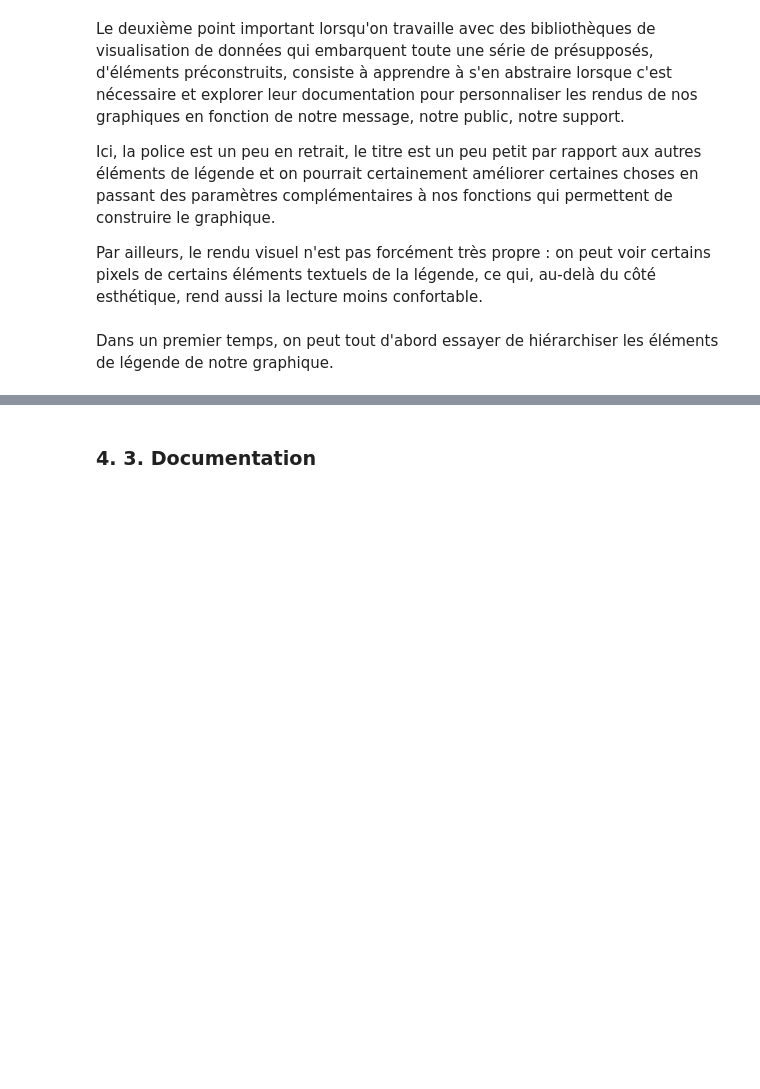
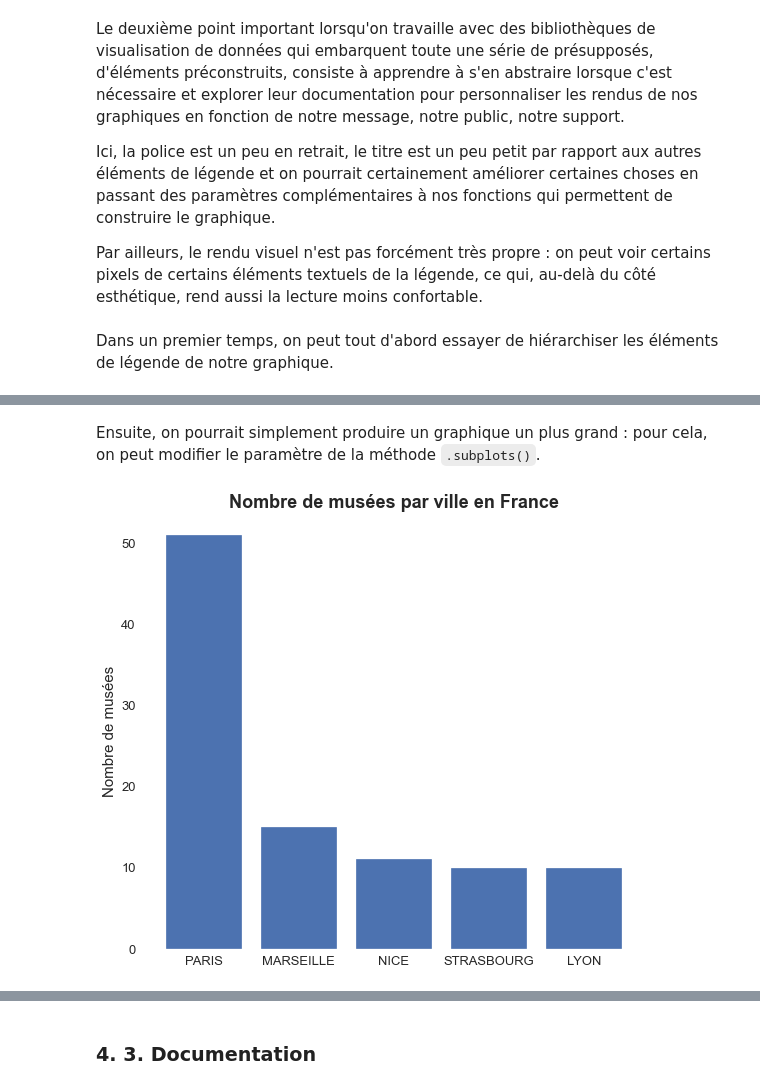
Before and after one commit to RomainMularczyk/cycle_dataviz_python, a Jupyter notebook: Presentation.ipynb, the cells around one changed output, grey strips where cells are left out. Cells and saved outputs as stored; diff of their text form; code cells hidden in the pictures; blank space fills up the shorter version.

```diff
--- a/Presentation.ipynb
+++ b/Presentation.ipynb
@@ -267,0 +284,13 @@ ax.set_title("Nombre de musées par ville en France", fontsize=15);
+# %% [markdown]
+Ensuite, on pourrait simplement produire un graphique un plus grand : pour cela, on peut modifier le paramètre de la méthode `.subplots()`.
+# %%
+fig, ax = plt.subplots(figsize=(9, 8)) # On modifie le paramètre figsize de notre figure
+ax.bar(x=nom_musees_ville, height=nb_musees_ville)
+ax.grid()
+ax.set_facecolor("white")
+ax.tick_params(axis="x", labelsize=13)
+ax.tick_params(axis="y", labelsize=13)
+ax.set_ylabel("Nombre de musées", fontsize=15)
+ax.set_title("Nombre de musées par ville en France", fontsize=18, fontweight="bold");
+# %% [output]
+[figure, added]
```
Also changed, not shown: parts of 19 cells of this notebook.
